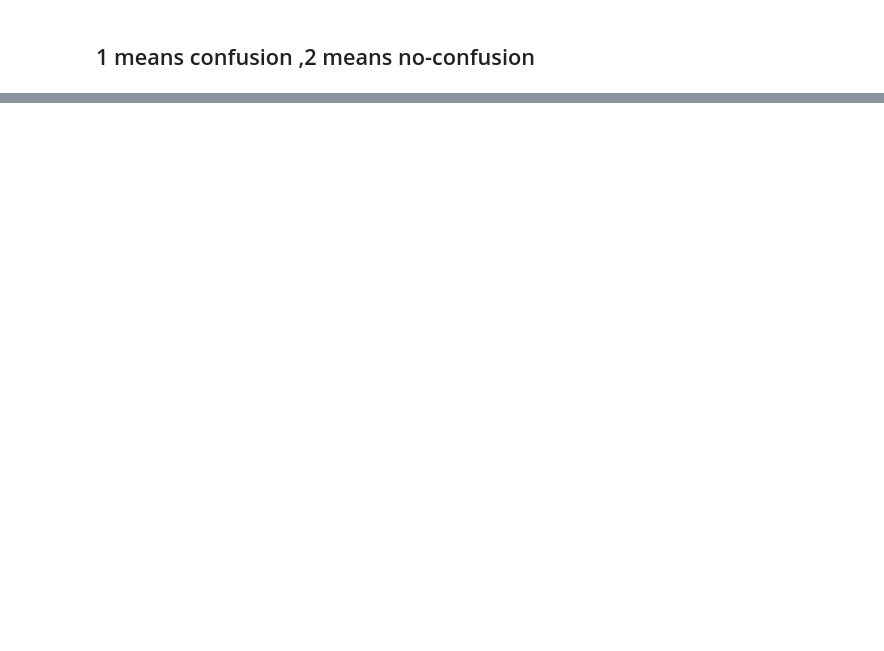
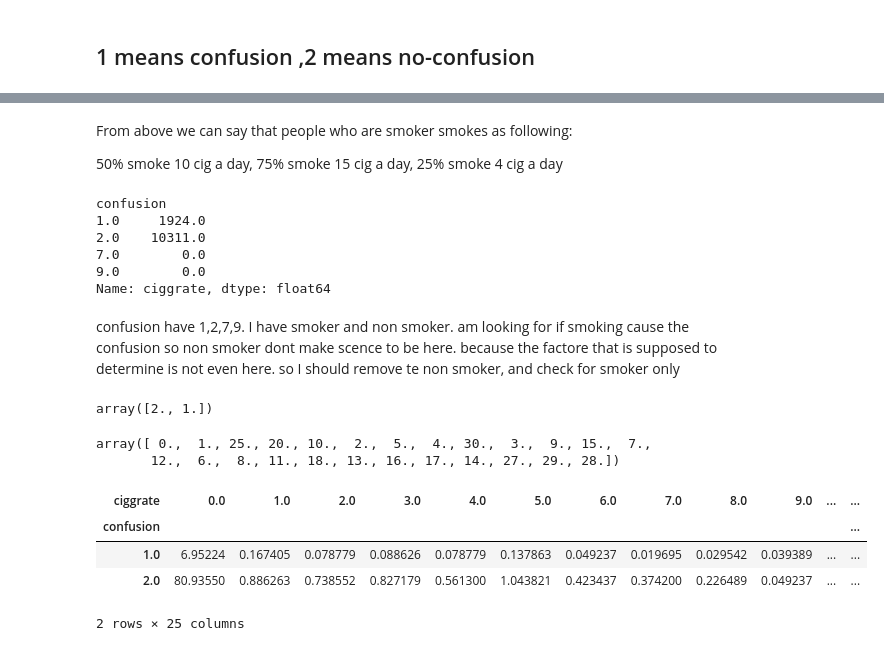
Before and after one commit to dewang002/Healthcare_data, a Jupyter notebook: Untitled.ipynb, the cells around one changed output, grey strips where cells are left out. Saved outputs shown, nothing was run; the diff lists cells and outputs as text; code cells hidden in the pictures; blank space fills up the shorter version.

```diff
--- a/Untitled.ipynb
+++ b/Untitled.ipynb
@@ -92,0 +242,13 @@ df['confusion'].value_counts().plot(kind='bar')
+# %%
+# Create a boolean column if you haven't already
+df['is_smoker'] = df['ciggrate'] > 0
+
+# Plot side-by-side boxplots
+plt.figure(figsize=(8, 6))
+sns.boxplot(x='is_smoker', y='ciggrate', data=df)
+plt.xticks([0, 1], ['Non-Smokers (0 cigs)', 'Smokers (1-40+ cigs)'])
+plt.ylabel('Cigarettes per/day in a month')
+
+plt.grid(True)
+plt.title('Smoking Distribution Split by Status')
+plt.show()
@@ -92,0 +257,35 @@ df['confusion'].value_counts().plot(kind='bar')
+# %% [markdown]
+From above we can say that people who are smoker smokes as following:
+
+50% smoke 10 cig a day, 75% smoke 15 cig a day, 25% smoke 4 cig a day
+# %%
+confusion = df.groupby('confusion')['ciggrate'].sum()
+confusion
+# %% [output]
+confusion
+1.0     1924.0
+2.0    10311.0
+7.0        0.0
+9.0        0.0
+Name: ciggrate, dtype: float64
+# %% [markdown]
+confusion have 1,2,7,9. I have smoker and non smoker. am looking for if smoking cause the confusion so non smoker dont make scence to be here. because the factore that is supposed to determine is not even here. so I should remove te non smoker, and check for smoker only
+# %%
+df = df[df['confusion'].isin([1, 2])]
+df['confusion'].unique()
+# %% [output]
+array([2., 1.])
+# %%
+df['ciggrate'].unique()
+# %% [output]
+array([ 0.,  1., 25., 20., 10.,  2.,  5.,  4., 30.,  3.,  9., 15.,  7.,
+       12.,  6.,  8., 11., 18., 13., 16., 17., 14., 27., 29., 28.])
+# %%
+cause = pd.crosstab(df['confusion'], df['ciggrate'], normalize = True) * 100
+cause
+# %% [output]
+| ciggrate | 0.0 | 1.0 | 2.0 | 3.0 | 4.0 | 5.0 | 6.0 | 7.0 | 8.0 | 9.0 | ... | ... |
+| confusion |  |  |  |  |  |  |  |  |  |  |  | ... |
+| 1.0 | 6.95224 | 0.167405 | 0.078779 | 0.088626 | 0.078779 | 0.137863 | 0.049237 | 0.019695 | 0.029542 | 0.039389 | ... | ... |
+| 2.0 | 80.93550 | 0.886263 | 0.738552 | 0.827179 | 0.561300 | 1.043821 | 0.423437 | 0.374200 | 0.226489 | 0.049237 | ... | ... |
+2 rows × 25 columns
```
Also changed, not shown: parts of 26 cells of this notebook.
